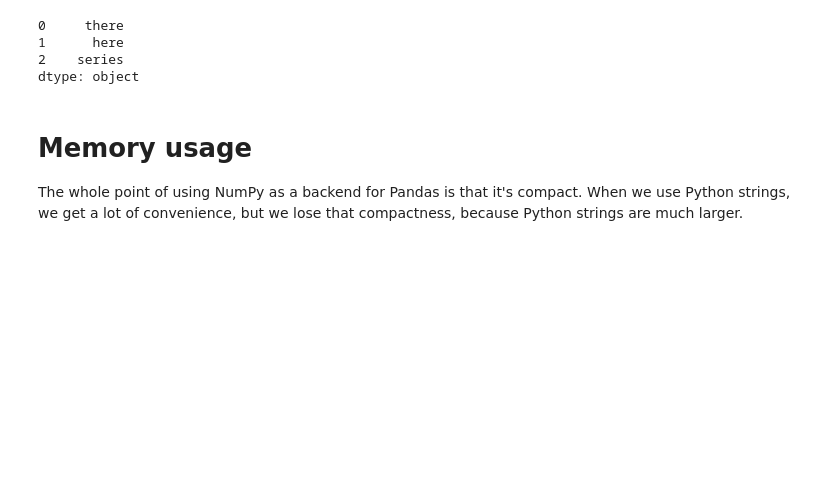
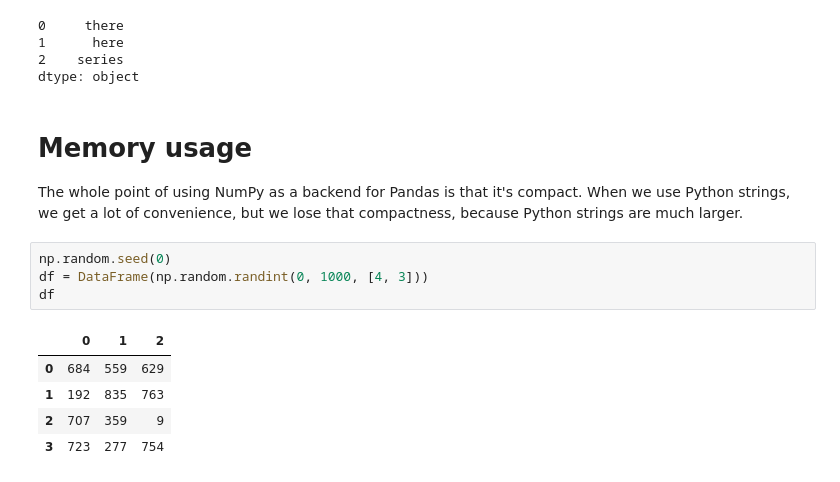
Before and after one commit to opagani/2024-08Aug-pandas-strings, a Jupyter notebook: LernerPython - 2024-08Aug-pandas-strings.ipynb, the cells around one changed output. Saved outputs shown, nothing was run; the diff lists cells and outputs as text; blank space fills up the shorter version.

```diff
--- a/LernerPython - 2024-08Aug-pandas-strings.ipynb
+++ b/LernerPython - 2024-08Aug-pandas-strings.ipynb
@@ -851,3 +851,13 @@ dtype: object
 # Memory usage
 
 The whole point of using NumPy as a backend for Pandas is that it's compact. When we use Python strings, we get a lot of convenience, but we lose that compactness, because Python strings are much larger.
+# %%
+np.random.seed(0)
+df = DataFrame(np.random.randint(0, 1000, [4, 3]))
+df
+# %% [output]
+|  | 0 | 1 | 2 |
+| 0 | 684 | 559 | 629 |
+| 1 | 192 | 835 | 763 |
+| 2 | 707 | 359 | 9 |
+| 3 | 723 | 277 | 754 |
```
Also changed, not shown: parts of 4 cells of this notebook.
